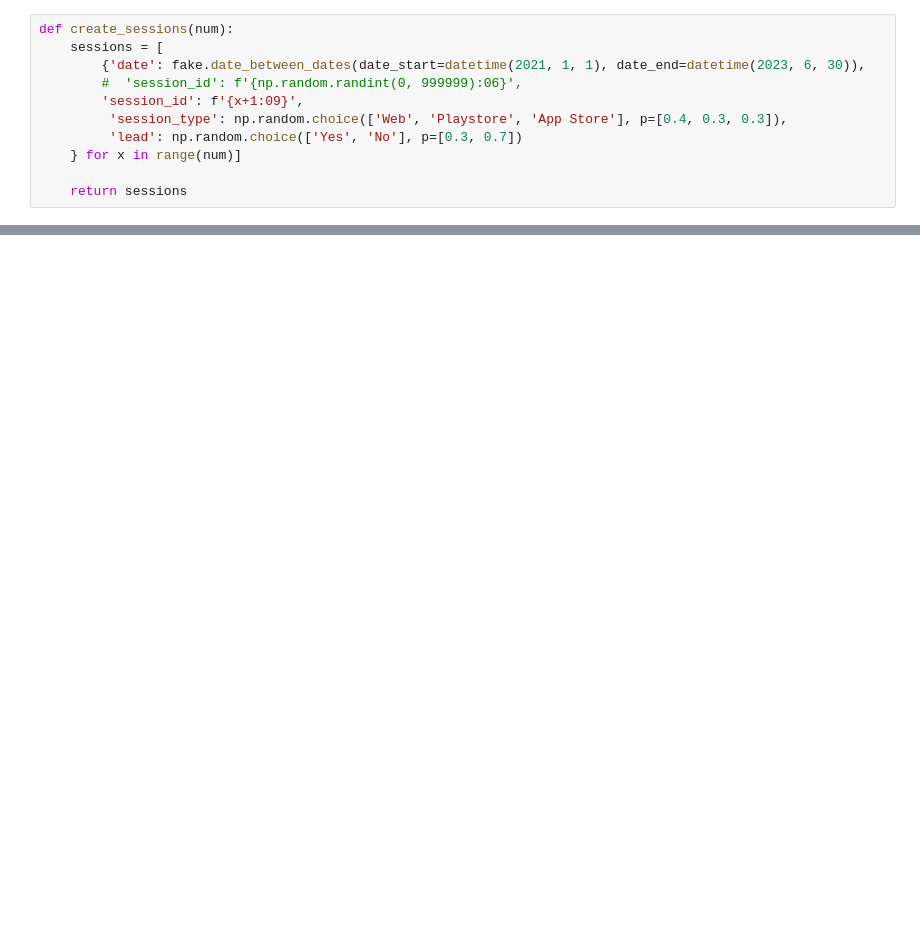
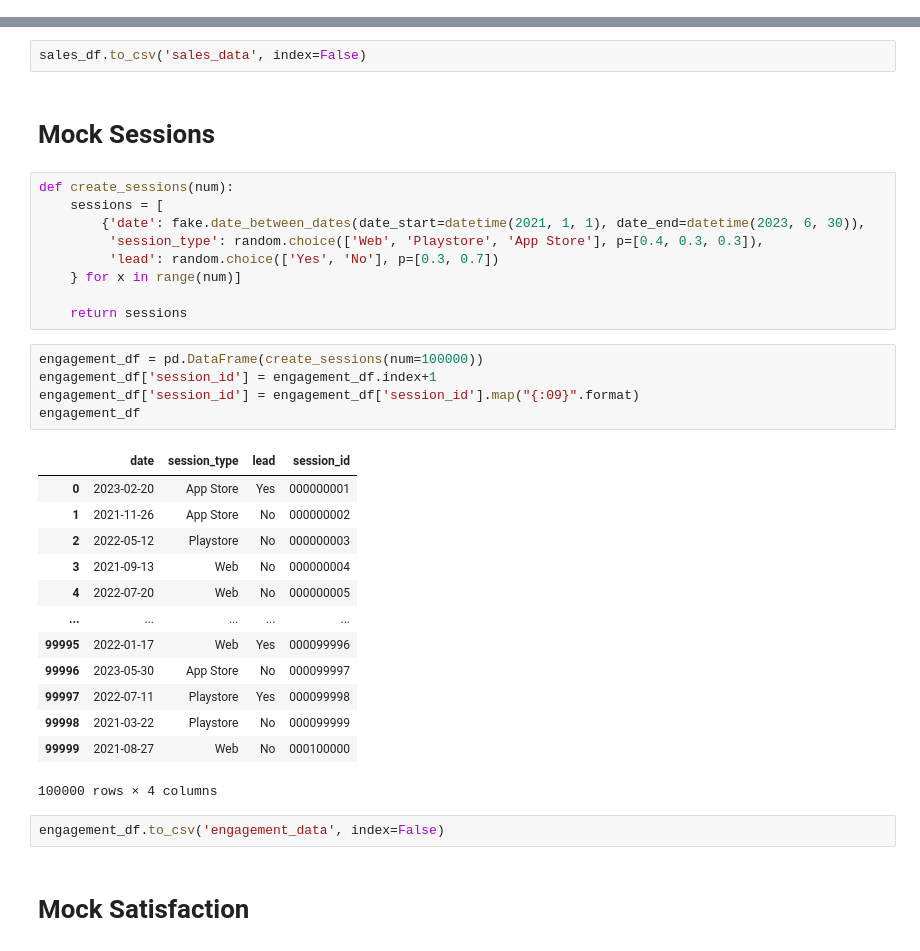
Before and after one commit to angkohtenko/Generate_sales_data, a Jupyter notebook: Generate_data.ipynb, the cells around one changed output, grey strips where cells are left out. Saved outputs shown, nothing was run; the diff lists cells and outputs as text; blank space fills up the shorter version.

Commit message:
export generated data

```diff
--- a/Generate_data.ipynb
+++ b/Generate_data.ipynb
@@ -11,11 +0,0 @@ fake = Faker(seed=2)
-# %%
-def create_sessions(num):
-    sessions = [
-        {'date': fake.date_between_dates(date_start=datetime(2021, 1, 1), date_end=datetime(2023, 6, 30)),
-        #  'session_id': f'{np.random.randint(0, 999999):06}',
-        'session_id': f'{x+1:09}',
-         'session_type': np.random.choice(['Web', 'Playstore', 'App Store'], p=[0.4, 0.3, 0.3]),
-         'lead': np.random.choice(['Yes', 'No'], p=[0.3, 0.7])
-    } for x in range(num)]
-
-    return sessions
@@ -190,0 +154,36 @@ sales_df.sample(30)
+# %%
+sales_df.to_csv('sales_data', index=False)
+# %% [markdown]
+# Mock Sessions
+# %%
+def create_sessions(num):
+    sessions = [
+        {'date': fake.date_between_dates(date_start=datetime(2021, 1, 1), date_end=datetime(2023, 6, 30)),
+         'session_type': random.choice(['Web', 'Playstore', 'App Store'], p=[0.4, 0.3, 0.3]),
+         'lead': random.choice(['Yes', 'No'], p=[0.3, 0.7])
+    } for x in range(num)]
+
+    return sessions
+# %%
+engagement_df = pd.DataFrame(create_sessions(num=100000))
+engagement_df['session_id'] = engagement_df.index+1
+engagement_df['session_id'] = engagement_df['session_id'].map("{:09}".format)
+engagement_df
+# %% [output]
+|  | date | session_type | lead | session_id |
+| 0 | 2023-02-20 | App Store | Yes | 000000001 |
+| 1 | 2021-11-26 | App Store | No | 000000002 |
+| 2 | 2022-05-12 | Playstore | No | 000000003 |
+| 3 | 2021-09-13 | Web | No | 000000004 |
+| 4 | 2022-07-20 | Web | No | 000000005 |
+| ... | ... | ... | ... | ... |
+| 99995 | 2022-01-17 | Web | Yes | 000099996 |
+| 99996 | 2023-05-30 | App Store | No | 000099997 |
+| 99997 | 2022-07-11 | Playstore | Yes | 000099998 |
+| 99998 | 2021-03-22 | Playstore | No | 000099999 |
+| 99999 | 2021-08-27 | Web | No | 000100000 |
+100000 rows × 4 columns
+# %%
+engagement_df.to_csv('engagement_data', index=False)
+# %% [markdown]
+# Mock Satisfaction
```
Also changed, not shown: parts of 32 cells of this notebook, 2 other files.
